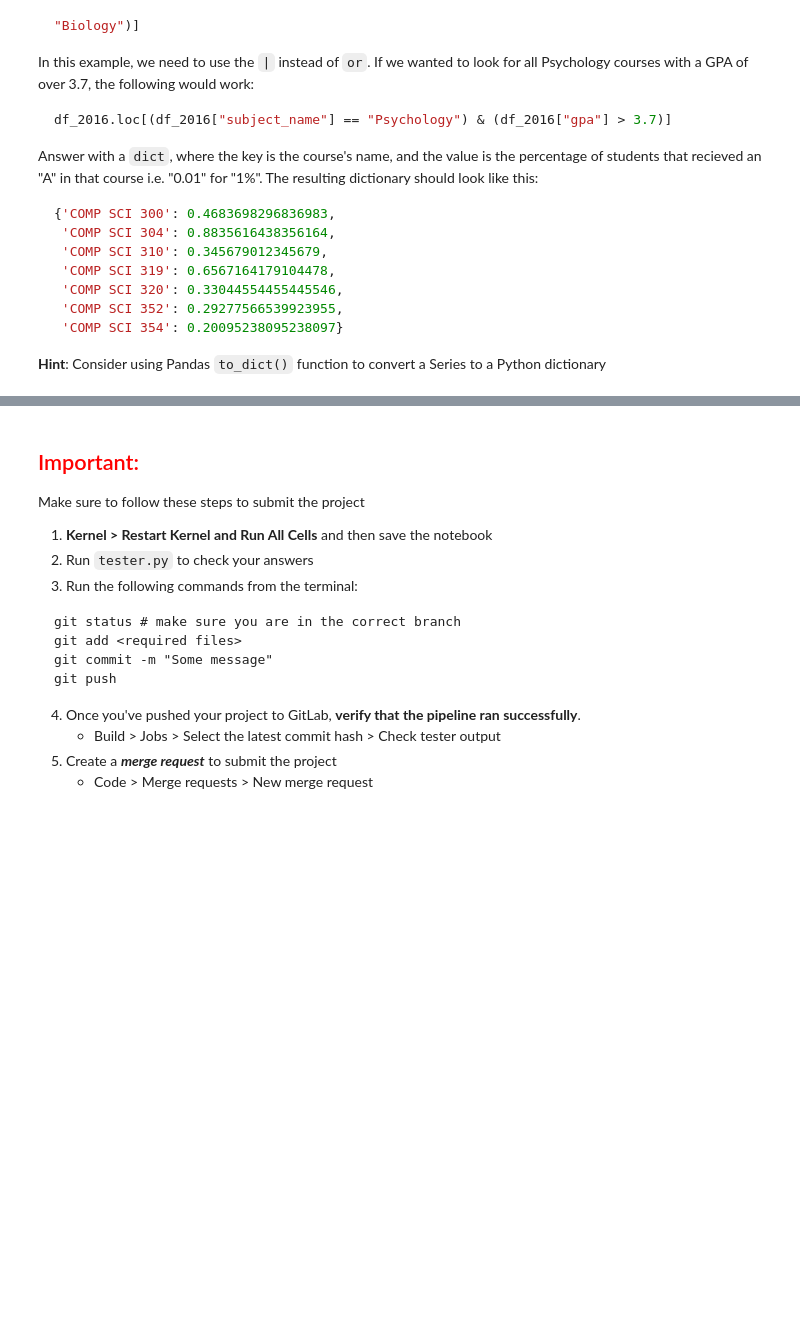
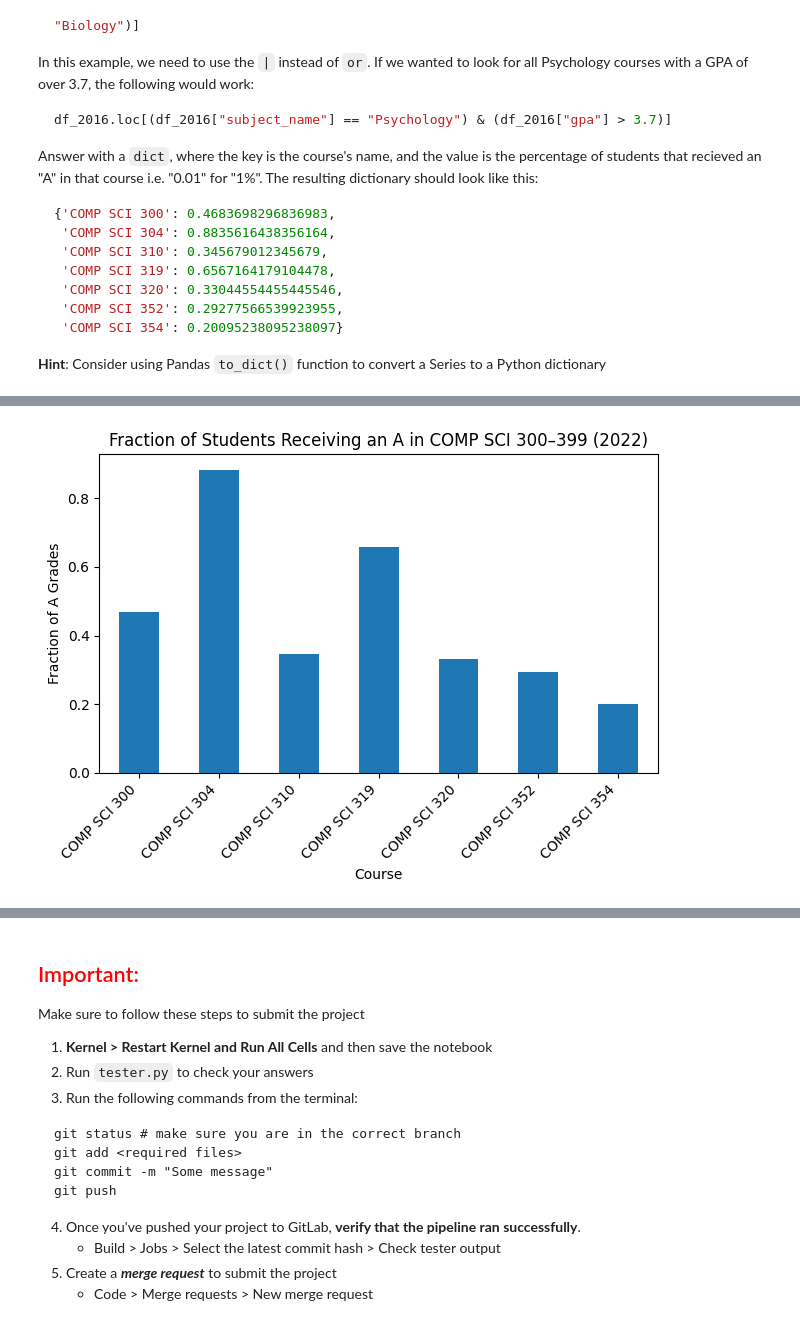
Before and after one commit to ervardaan/cs320-uwmadison-summer2025, a Jupyter notebook: projects/mp1/mp1.ipynb, the cells around one changed output, grey strips where cells are left out. Saved outputs shown, nothing was run; the diff lists cells and outputs as text; code cells hidden in the pictures; blank space fills up the shorter version.

Commit message:
completed project-100% passing with all 3 graphs/bar plots made

```diff
--- a/projects/mp1/mp1.ipynb
+++ b/projects/mp1/mp1.ipynb
@@ -289,3 +335,13 @@ Access the exchange rate for Canadian dollars in the dictionary (key is "cad") a
 *Note*: Since the exchange rate is constantly changing, your answer may not be the exact same as is in the answer key. We have implemented a buffer to allow a range of values which should include the correct answer, given the current exchange rate.
 # %%
 #Q11
+import json
+f=open("usd.json")
+#note:first we do load() function on f and then only we can do read() on f. However, if we reverse this order then load() will give error
+data2=json.load(f)
+can=data2["cad"]["rate"]
+data=f.read()
+
+output3=can*400
+f.close()
+output3# we can use no print statement if we write the variable name directly as last line of the cell-if we want to print in between then use print staement explicitly
@@ -365,3 +477,7 @@ df_2016.loc[df_2016["course_subject"] == "Psychology"]
 **Note**: The `course_subject` for computer sciences classes is `"Computer Sciences"`. Alternatively, you could look them up using the `course_abbr` of `"COMP SCI"`. Consider saving this filtered DataFrame as a new variable for use in the next questions.
 # %%
 #Q17
+df_2022 = grades[2022]
+c=df_2022.loc[df_2022["course_subject"] == "Computer Sciences"]
+rows,columns=c.shape
+rows
@@ -415,3 +542,9 @@ Answer with a `dict`, where the key is the course's name, and the value is the p
 **Hint**: Consider using Pandas `to_dict()` function to convert a Series to a Python dictionary
 # %%
 #Q20
+d=c=df_2022.loc[(df_2022["course_subject"] == "Computer Sciences") & (df_2022["course_num"]>=300) & (df_2022["course_num"]<=399)]
+sumA=d["a_count"]
+total=d["total"]
+result2=sumA/total
+convertedDict=result2.to_dict()
+convertedDict
@@ -425,19 +566,31 @@ _Use `matplotlib` to plot the data._
 <img src="img/q21.png" width="400px">
 # %%
 #Q21
+import matplotlib.pyplot as plt
+import pickle
 
-# ADD CODE HERE
-
+# Q21
 fig, ax = plt.subplots()
 
 # PLOT HERE
+result2.plot(kind='bar', ax=ax)
+
+# Add title and axis labels
+ax.set_title("Fraction of Students Receiving an A in COMP SCI 300–399 (2022)")
+ax.set_ylabel("Fraction of A Grades")
+ax.set_xlabel("Course")
+
+plt.xticks(rotation=45, ha='right')
+plt.tight_layout()
 
 # IMPORTANT -- Do not remove --
 with open("Q21.pkl", "wb") as f:
     pickle.dump(fig, f)
 
 plt.show()
 plt.close(fig)
+# %% [output]
+[figure, added]
 # %% [markdown]
 ### Q22: How has the number of students taking COMP SCI 300 changed over recent years?
 
```
Also changed, not shown: parts of 24 cells of this notebook, 7 other files.
